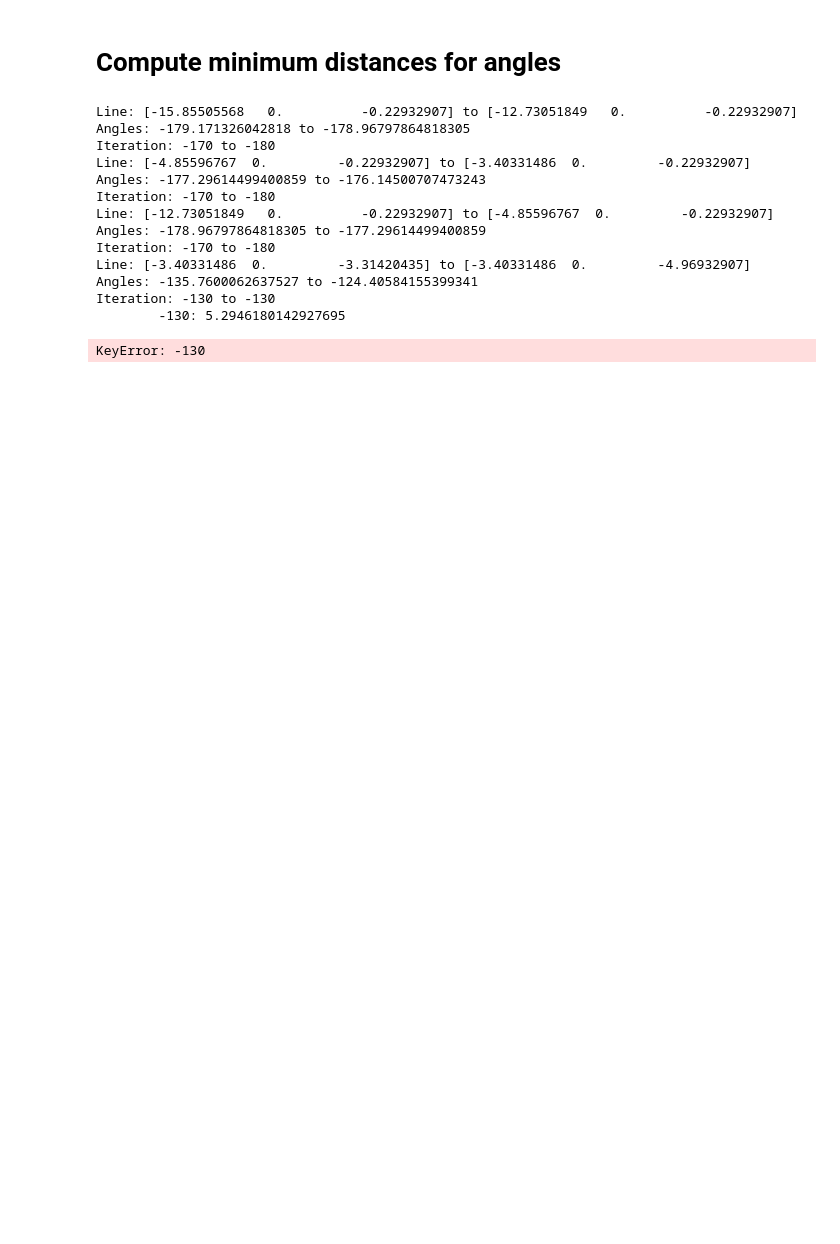
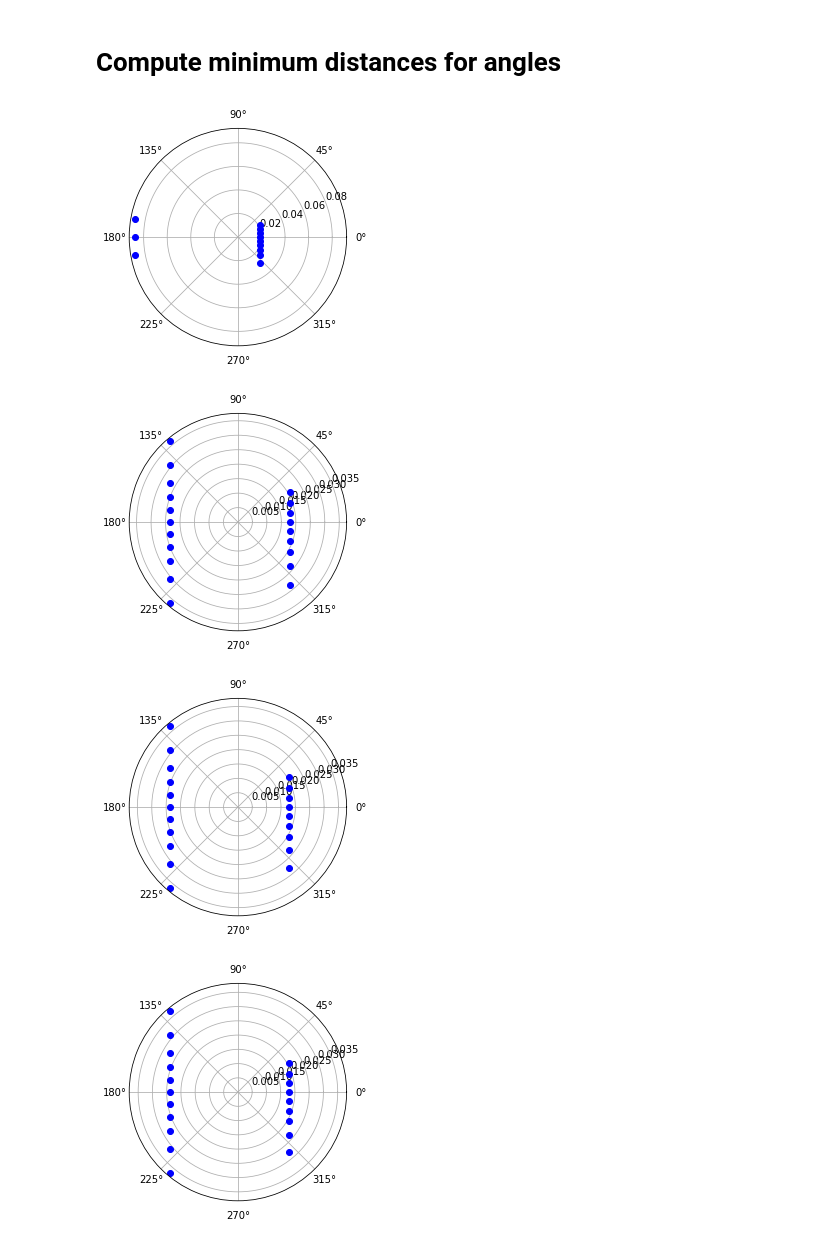
Before and after one commit to liberostelios/roads-storage, a Jupyter notebook: widths-ken.ipynb, the cells around one changed output. Saved outputs shown, nothing was run; the diff lists cells and outputs as text; code cells hidden in the pictures; blank space fills up the shorter version.

Commit message:
angle computations done

```diff
--- a/widths-ken.ipynb
+++ b/widths-ken.ipynb
@@ -286,7 +296,7 @@ interval = int(360/angles_to_test)
 
 for road_id in list(roads)[50:51]: # nice example road
     roads[road_id]["viewpoint_distances"] = []
-    for road_slice in roads[road_id]["slices_2d"][6:7]: # nice example slice
+    for road_slice in roads[road_id]["slices_2d"]:
         roads[road_id]["viewpoint_distances"].append({})
         for angle in range(0, 360, interval):
             roads[road_id]["viewpoint_distances"][-1][int(angle)] = math.inf
@@ -294,41 +304,51 @@ for road_id in list(roads)[50:51]: # nice example road
         for i in range(int(len(road_slice.lines)/3)):
             line_start = road_slice.points[road_slice.lines[3*i+1]]-viewpoint
             line_end = road_slice.points[road_slice.lines[3*i+2]]-viewpoint
-            print("Line: " + str(line_start) + " to " + str(line_end))
+            # print("Line: " + str(line_start) + " to " + str(line_end))
             line_start_angle = 180.0*math.atan2(line_start[2], line_start[0])/math.pi
+            if line_start_angle < 0.0:
+                line_start_angle += 360.0
             line_end_angle = 180.0*math.atan2(line_end[2], line_end[0])/math.pi
-            # todo:
-            # check orientation (origin with start and end is cw or ccw) and make sure end is to the left of line from origin to start
-            # flip start and end otherwise
-            # angles += 360 mod 360
-            print("Angles: " + str(line_start_angle) + " to " + str(line_end_angle))
+            if line_end_angle < 0.0:
+                line_end_angle += 360.0
+            angles_diff = line_end_angle-line_start_angle
+            if angles_diff > -180.0 and angles_diff < 0.0: # always do ccw
+                line_start, line_end = line_end, line_start
+                line_start_angle, line_end_angle = line_end_angle, line_start_angle
+                angles_diff = line_end_angle-line_start_angle
+            # print("\tangles: " + str(line_start_angle) + " to " + str(line_end_angle) + " diff: " + str(angles_diff))
             iteration_start = math.ceil(line_start_angle/interval)*interval
             iteration_end = math.floor(line_end_angle/interval)*interval
-            print("Iteration: " + str(iteration_start) + " to " + str(iteration_end))
-            for j in range(iteration_start, iteration_end+interval, interval):
+            # print("\titeration: " + str(iteration_start) + " to " + str(iteration_end))
+            if angles_diff < 0.0:
+                iteration_range = [*range(iteration_start, 360, interval)]
+                iteration_range.extend(range(0, iteration_end+interval, interval))
+            else: # cases where we have 0 degrees in the middle
+                iteration_range = range(iteration_start, iteration_end+interval, interval)
+            for j in iteration_range:
                 v1 = np.array([-line_start[0], -line_start[2]])
                 v2 = np.array([line_end[0]-line_start[0], line_end[2]-line_start[2]])
                 v3 = np.array([-math.sin(j*math.pi/180.0), math.cos(j*math.pi/180.0)])
                 t1 = np.cross(v2, v1) / np.dot(v2, v3)
                 t2 = np.dot(v1, v3) / np.dot(v2, v3)
                 if t1 >= 0.0 and t2 >= 0.0 and t2 <= 1.0:
-                    print("\t" + str(j) + ": " + str(t1))
+                    # print("\t\t" + str(j) + ": " + str(t1))
                     if t1 < roads[road_id]["viewpoint_distances"][-1][j]:
                         roads[road_id]["viewpoint_distances"][-1][j] = t1
 
-pp.pprint(roads[list(roads)[50]]["viewpoint_distances"])
+# pp.pprint(roads[list(roads)[50]]["viewpoint_distances"])
-# %% [output]
-Line: [-15.85505568   0.          -0.22932907] to [-12.73051849   0.          -0.22932907]
-Angles: -179.171326042818 to -178.96797864818305
-Iteration: -170 to -180
-Line: [-4.85596767  0.         -0.22932907] to [-3.40331486  0.         -0.22932907]
-Angles: -177.29614499400859 to -176.14500707473243
-Iteration: -170 to -180
-Line: [-12.73051849   0.          -0.22932907] to [-4.85596767  0.         -0.22932907]
-Angles: -178.96797864818305 to -177.29614499400859
-Iteration: -170 to -180
-Line: [-3.40331486  0.         -3.31420435] to [-3.40331486  0.         -4.96932907]
-Angles: -135.7600062637527 to -124.40584155399341
-Iteration: -130 to -130
-        -130: 5.2946180142927695
-KeyError: -130
+# %%
+for road_id in list(roads)[50:51]: # nice example road
+    for road_slice in roads[road_id]["viewpoint_distances"]:
+        plt.figure(figure)
+        figure += 1
+        for angle in road_slice:
+            if road_slice[angle] < math.inf:
+                # print(str(angle) + ": " + str(road_slice[angle]))
+                plt.polar(math.pi*angle/180.0, road_slice[angle]/180.0, 'bo')
+        plt.show()
+# %% [output]
+[figure, added]
+[figure, added]
+[figure, added]
+[figure, added]
```
Also changed, not shown: parts of 3 cells of this notebook.
